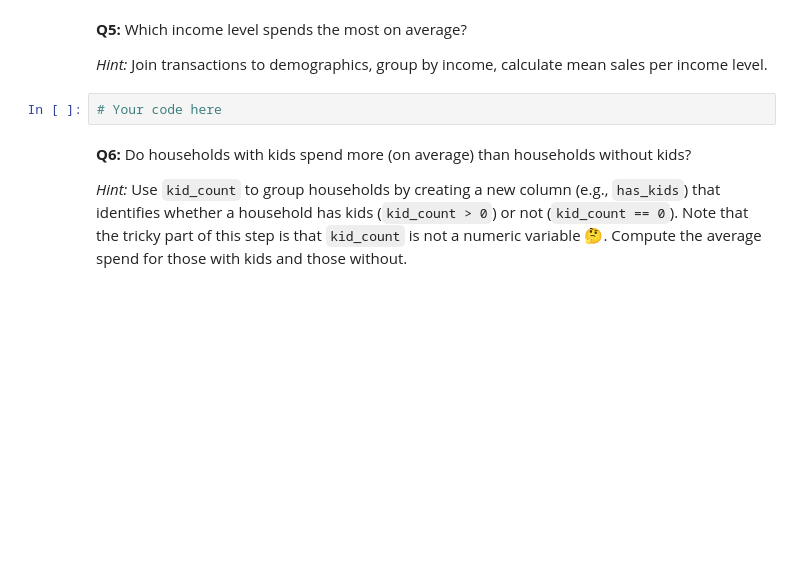
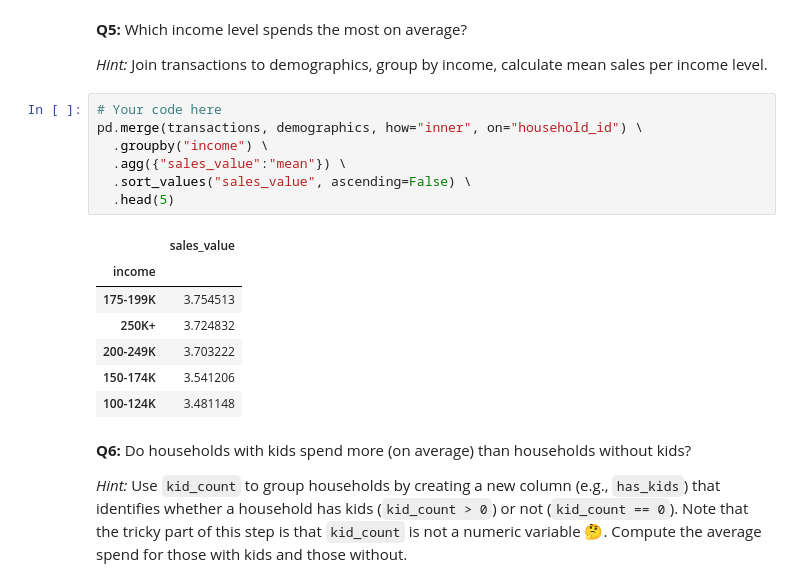
Before and after one commit to mbreese/BANA-7025, a Jupyter notebook: assignments/homework/week-04-homework.ipynb, the cells around one changed output. Drawn from its saved outputs; the diff is of its cells as text; blank space fills up the shorter version.

```diff
--- a/assignments/homework/week-04-homework.ipynb
+++ b/assignments/homework/week-04-homework.ipynb
@@ -219,6 +234,19 @@ After filtering : 1460438
 *Hint:* Join transactions to demographics, group by income, calculate mean sales per income level.
 # %%
 # Your code here
+pd.merge(transactions, demographics, how="inner", on="household_id") \
+  .groupby("income") \
+  .agg({"sales_value":"mean"}) \
+  .sort_values("sales_value", ascending=False) \
+  .head(5)
+# %% [output]
+|  | sales_value |
+| income |  |
+| 175-199K | 3.754513 |
+| 250K+ | 3.724832 |
+| 200-249K | 3.703222 |
+| 150-174K | 3.541206 |
+| 100-124K | 3.481148 |
 # %% [markdown]
 
 **Q6:** Do households with kids spend more (on average) than households without kids?
```
Also changed, not shown: parts of 10 cells of this notebook.
